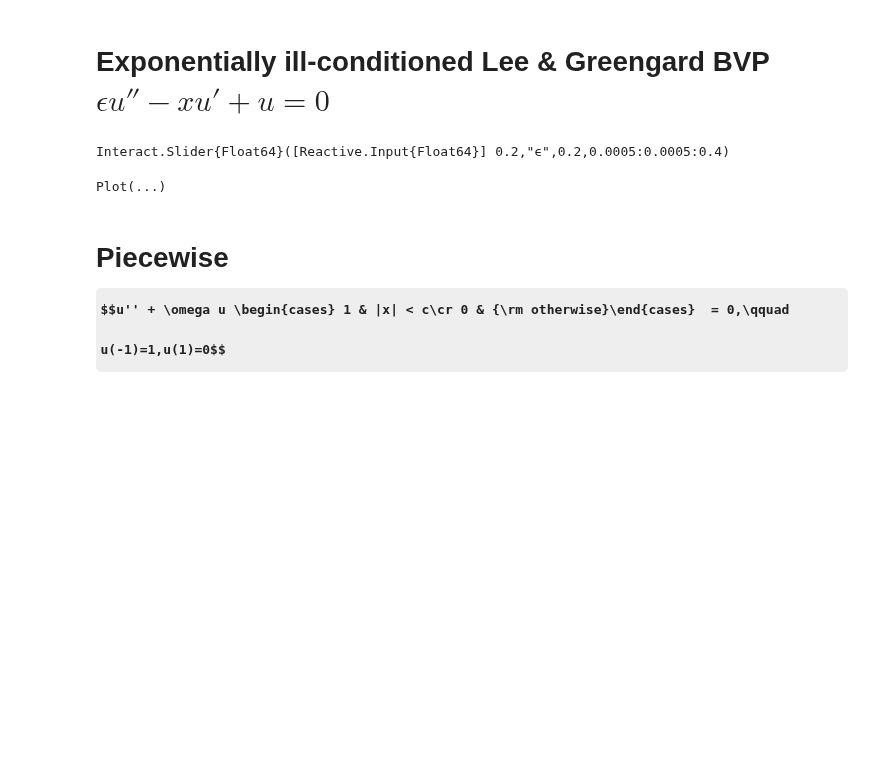
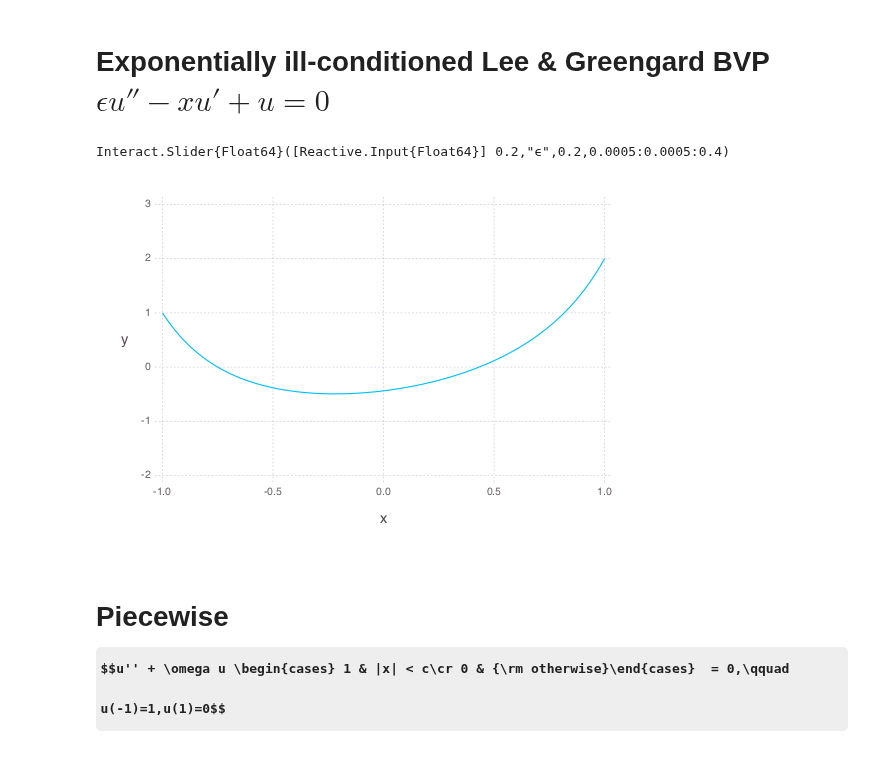
Before and after one commit to JuliaApproximation/ApproxFun.jl, a Jupyter notebook: examples/Manipulate ODEs and PDEs.ipynb, the cells around one changed output. Cells and saved outputs as stored; diff of their text form; code cells hidden in the pictures; some formulas as TeX source; blank space fills up the shorter version.

```diff
--- a/examples/Manipulate ODEs and PDEs.ipynb
+++ b/examples/Manipulate ODEs and PDEs.ipynb
@@ -40,18 +40,18 @@ Plot(...)
 # %%
 x=Fun(identity)
 d=domain(x)  #[-1.,1.]
 D=Derivative(d)
 B=dirichlet(d)
 
 @manipulate for ϵ=0.0005:0.0005:0.4
     L=ϵ*D^2 - x*D + I
 
-     u=[B,L]\[1.,2.]
+     u=[B;L]\[1.,2.]
     ApproxFun.plot(u;axis=[-2.,3.])
 end
 # %% [output]
 Interact.Slider{Float64}([Reactive.Input{Float64}] 0.2,"ϵ",0.2,0.0005:0.0005:0.4)
-Plot(...)
+[figure, added]
 # %% [markdown]
 # Piecewise $$u'' + \omega u \begin{cases} 1 & |x| < c\cr 0 & {\rm otherwise}\end{cases}  = 0,\qquad u(-1)=1,u(1)=0$$
 # %%
```
Also changed, not shown: parts of 9 cells of this notebook, 5 other files.
